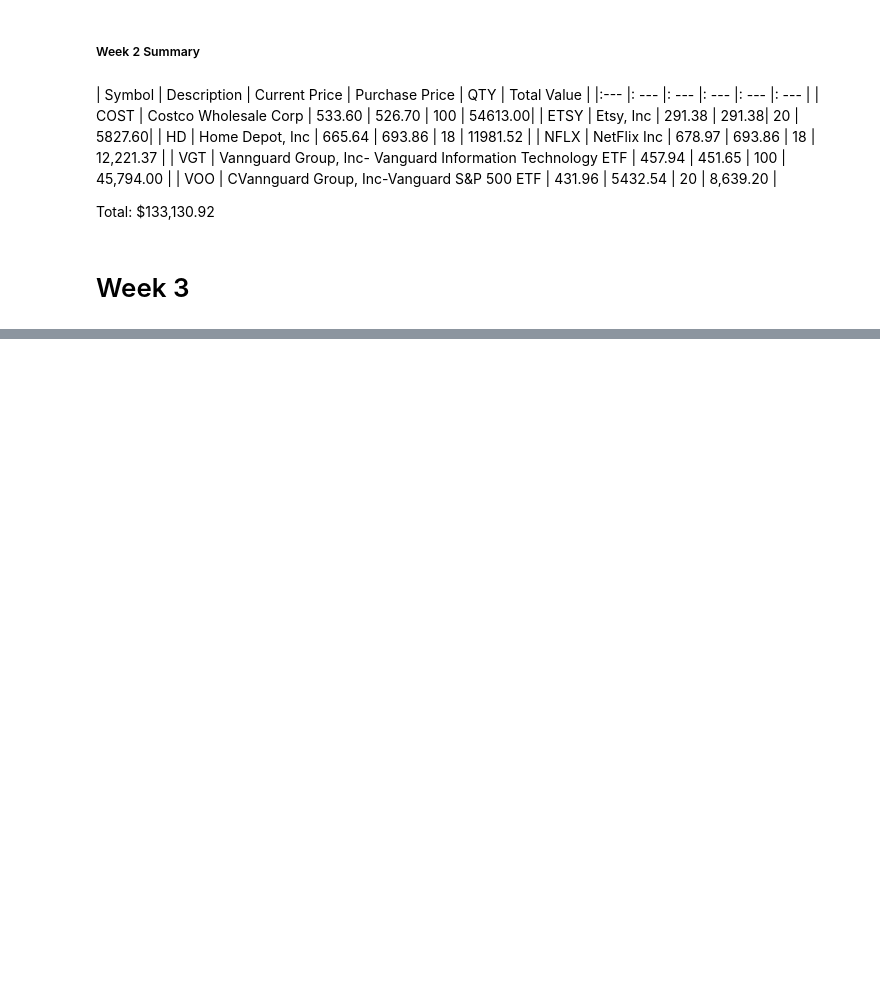
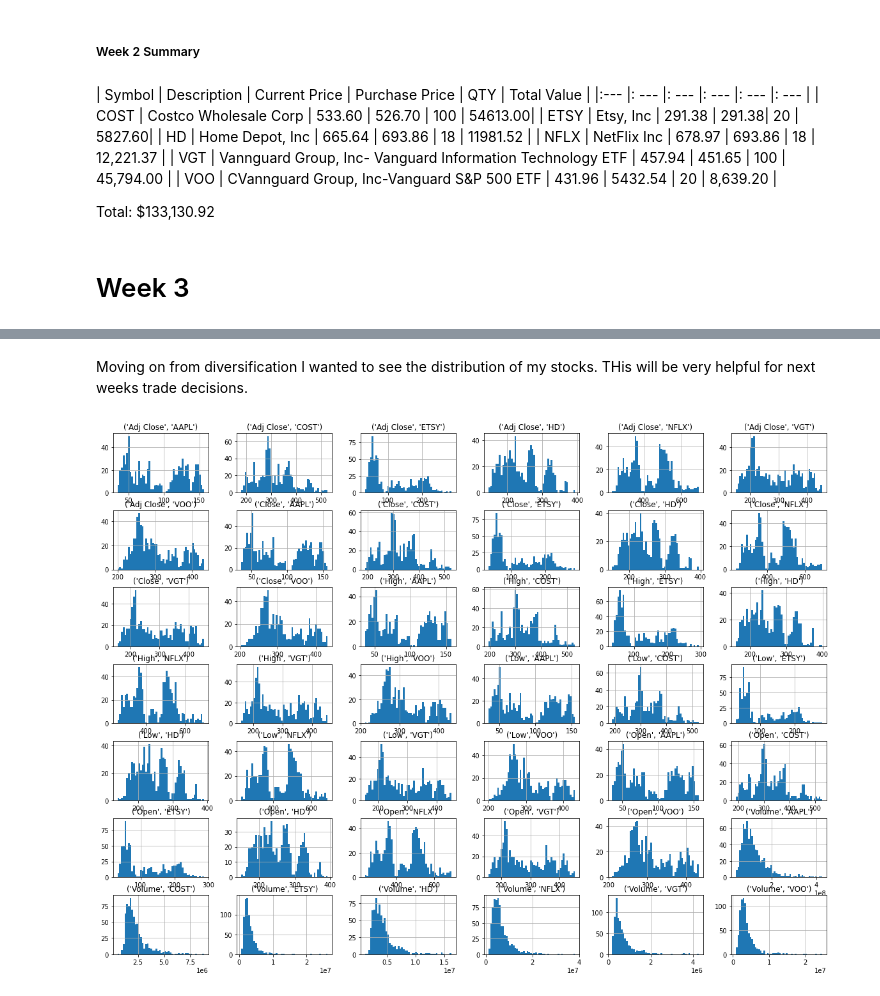
Before and after one commit to AnaEstrada1996/Project4, a Jupyter notebook: Investopedia_project4.ipynb, the cells around one changed output, grey strips where cells are left out. Drawn from its saved outputs; the diff is of its cells as text; code cells hidden in the pictures; blank space fills up the shorter version.

```diff
--- a/Investopedia_project4.ipynb
+++ b/Investopedia_project4.ipynb
@@ -691,0 +754,7 @@ Total: $133,130.92
+# %% [markdown]
+Moving on from diversification I wanted to see the distribution of my stocks. THis will be very helpful for next weeks trade decisions.
+# %%
+my_stock.hist(bins=50, figsize=(20, 15))
+plt.show()
+# %% [output]
+[figure, added]
```
Also changed, not shown: parts of 18 cells of this notebook.
